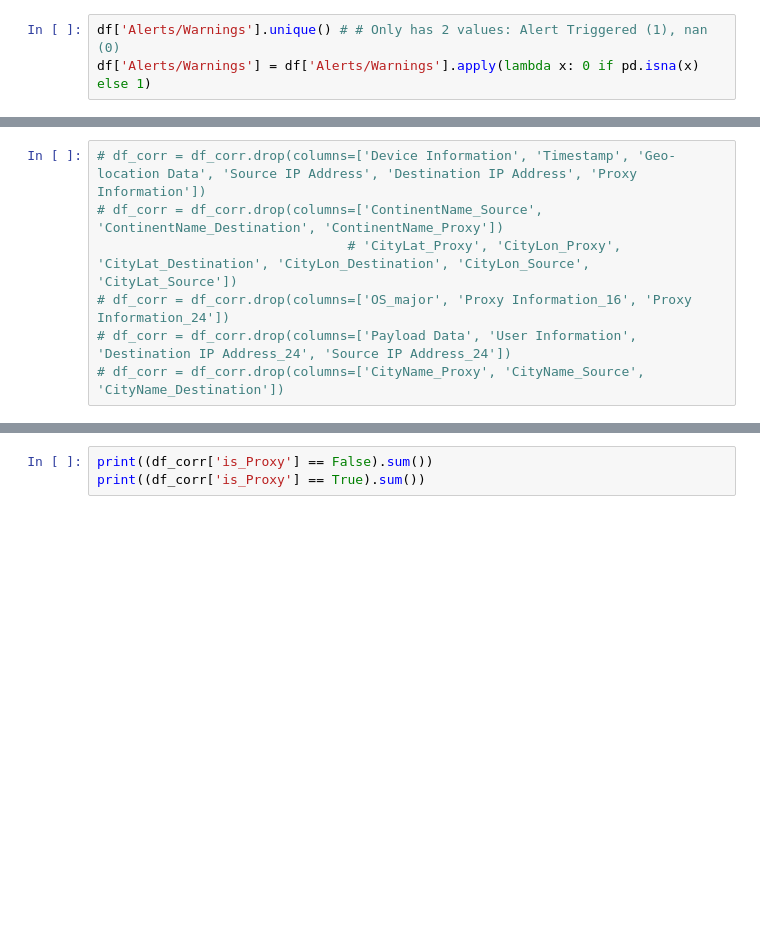
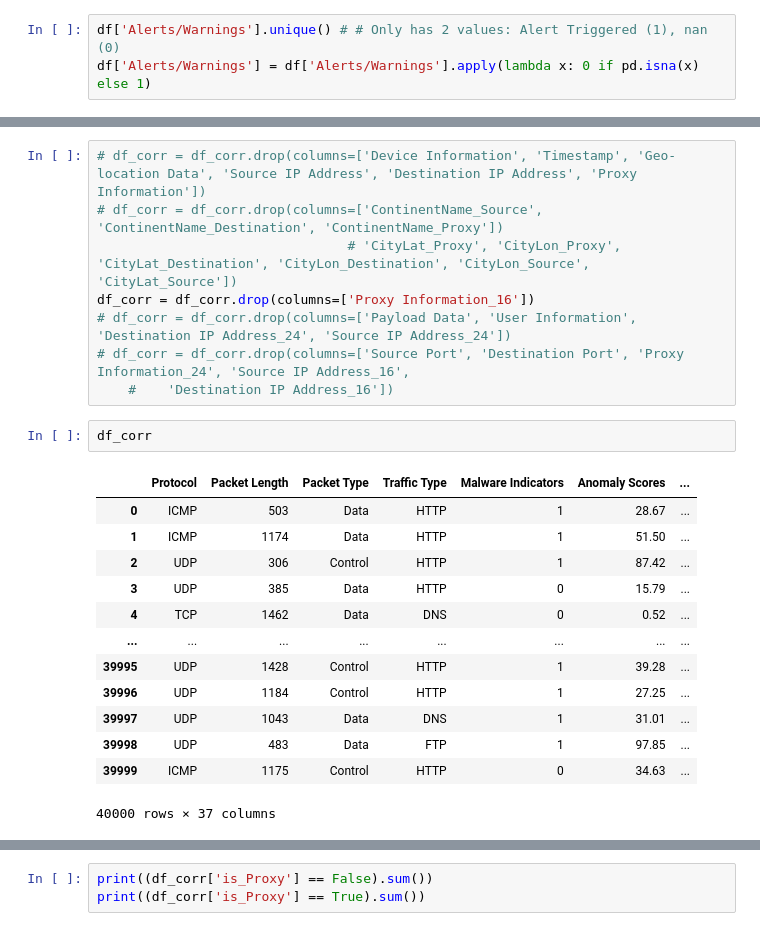
Before and after one commit to KalooIna/cybersecurity_attacks, a Jupyter notebook: notebookElly.ipynb, the cells around one changed output, grey strips where cells are left out. Saved outputs shown, nothing was run; the diff lists cells and outputs as text; blank space fills up the shorter version.

```diff
--- a/notebookElly.ipynb
+++ b/notebookElly.ipynb
@@ -580,6 +747,23 @@ df.drop(columns=['CityName_Source','CityName_Destination','CityName_Proxy'], inp
 # df_corr = df_corr.drop(columns=['Device Information', 'Timestamp', 'Geo-location Data', 'Source IP Address', 'Destination IP Address', 'Proxy Information'])
 # df_corr = df_corr.drop(columns=['ContinentName_Source', 'ContinentName_Destination', 'ContinentName_Proxy'])
                                 # 'CityLat_Proxy', 'CityLon_Proxy', 'CityLat_Destination', 'CityLon_Destination', 'CityLon_Source', 'CityLat_Source'])
-# df_corr = df_corr.drop(columns=['OS_major', 'Proxy Information_16', 'Proxy Information_24'])
+df_corr = df_corr.drop(columns=['Proxy Information_16'])
 # df_corr = df_corr.drop(columns=['Payload Data', 'User Information', 'Destination IP Address_24', 'Source IP Address_24'])
-# df_corr = df_corr.drop(columns=['CityName_Proxy', 'CityName_Source', 'CityName_Destination'])
+# df_corr = df_corr.drop(columns=['Source Port', 'Destination Port', 'Proxy Information_24', 'Source IP Address_16',
+    #    'Destination IP Address_16'])
+# %%
+df_corr
+# %% [output]
+|  | Protocol | Packet Length | Packet Type | Traffic Type | Malware Indicators | Anomaly Scores | ... |
+| 0 | ICMP | 503 | Data | HTTP | 1 | 28.67 | ... |
+| 1 | ICMP | 1174 | Data | HTTP | 1 | 51.50 | ... |
+| 2 | UDP | 306 | Control | HTTP | 1 | 87.42 | ... |
+| 3 | UDP | 385 | Data | HTTP | 0 | 15.79 | ... |
+| 4 | TCP | 1462 | Data | DNS | 0 | 0.52 | ... |
+| ... | ... | ... | ... | ... | ... | ... | ... |
+| 39995 | UDP | 1428 | Control | HTTP | 1 | 39.28 | ... |
+| 39996 | UDP | 1184 | Control | HTTP | 1 | 27.25 | ... |
+| 39997 | UDP | 1043 | Data | DNS | 1 | 31.01 | ... |
+| 39998 | UDP | 483 | Data | FTP | 1 | 97.85 | ... |
+| 39999 | ICMP | 1175 | Control | HTTP | 0 | 34.63 | ... |
+40000 rows × 37 columns
```
Also changed, not shown: parts of 27 cells of this notebook.
